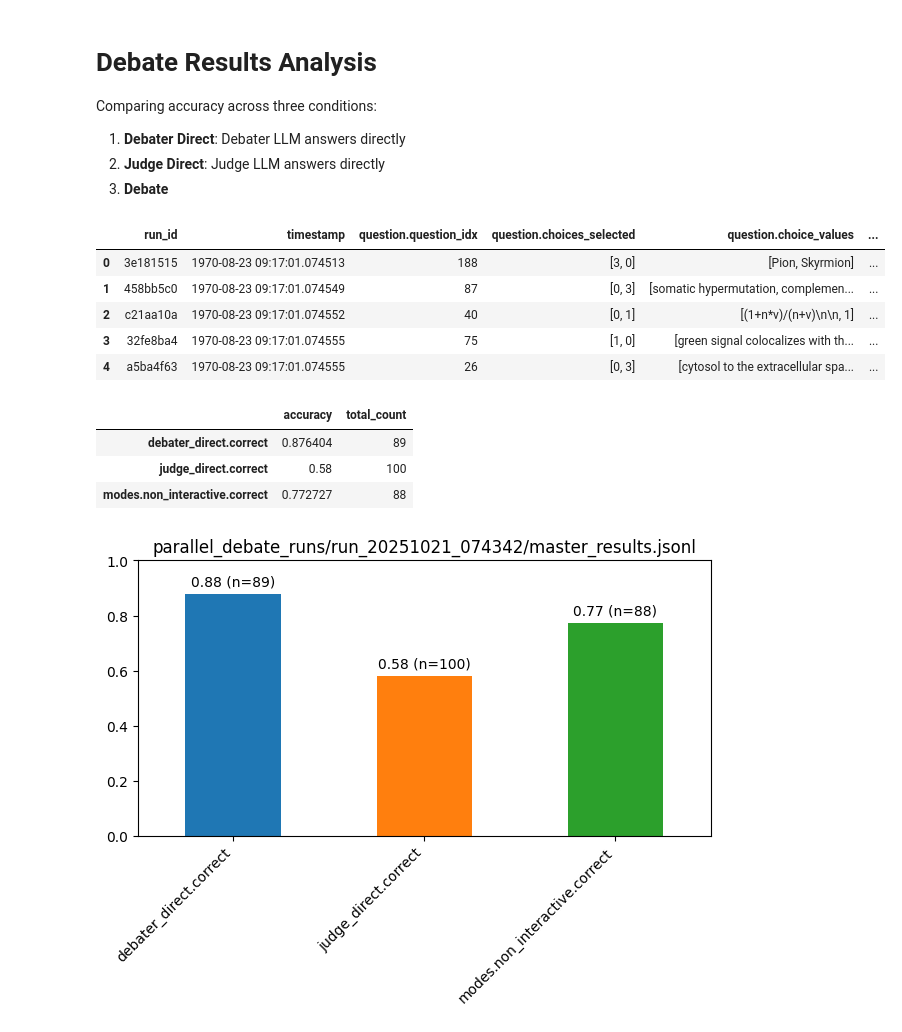
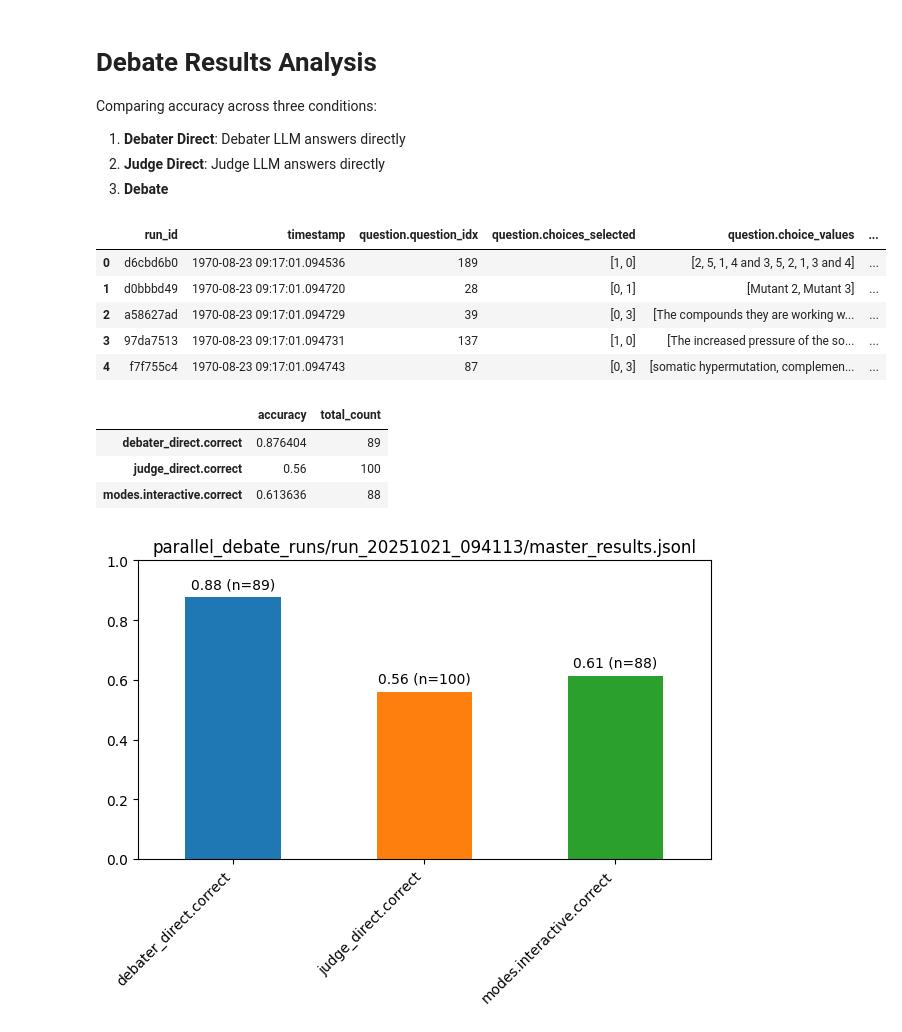
Before and after one commit to joshlevy89/llm_judge_debate, a Jupyter notebook: analyze_debate_results.ipynb, the cells around one changed output. Saved outputs shown, nothing was run; the diff lists cells and outputs as text; code cells hidden in the pictures.

```diff
--- a/analyze_debate_results.ipynb
+++ b/analyze_debate_results.ipynb
@@ -11,19 +11,22 @@ import pandas as pd
 # %%
 # results_file = 'parallel_debate_runs/run_20251020_131736/master_results.jsonl'
 # results_file = 'parallel_debate_runs/run_20251020_135407/master_results.jsonl'
 # results_file = 'parallel_debate_runs/run_20251020_141121/master_results.jsonl'
-results_file = 'parallel_debate_runs/run_20251021_074342/master_results.jsonl'
+# results_file = 'parallel_debate_runs/run_20251021_074342/master_results.jsonl'
 # results_file = 'parallel_debate_runs/run_20251021_080557/master_results.jsonl'
+# results_file = 'parallel_debate_runs/run_20251021_091635/master_results.jsonl'
+# results_file = 'parallel_debate_runs/run_20251021_093704/master_results.jsonl'
+results_file = 'parallel_debate_runs/run_20251021_094113/master_results.jsonl'
 
 results_df = pd.json_normalize(pd.read_json(results_file, lines=True).to_dict('records'))
 results_df.head()
 # %% [output]
 |  | run_id | timestamp | question.question_idx | question.choices_selected | question.choice_values | ... |
-| 0 | 3e181515 | 1970-08-23 09:17:01.074513 | 188 | [3, 0] | [Pion, Skyrmion] | ... |
-| 1 | 458bb5c0 | 1970-08-23 09:17:01.074549 | 87 | [0, 3] | [somatic hypermutation, complemen... | ... |
-| 2 | c21aa10a | 1970-08-23 09:17:01.074552 | 40 | [0, 1] | [(1+n*v)/(n+v)\n\n, 1] | ... |
-| 3 | 32fe8ba4 | 1970-08-23 09:17:01.074555 | 75 | [1, 0] | [green signal colocalizes with th... | ... |
-| 4 | a5ba4f63 | 1970-08-23 09:17:01.074555 | 26 | [0, 3] | [cytosol to the extracellular spa... | ... |
+| 0 | d6cbd6b0 | 1970-08-23 09:17:01.094536 | 189 | [1, 0] | [2, 5, 1, 4 and 3, 5, 2, 1, 3 and 4] | ... |
+| 1 | d0bbbd49 | 1970-08-23 09:17:01.094720 | 28 | [0, 1] | [Mutant 2, Mutant 3] | ... |
+| 2 | a58627ad | 1970-08-23 09:17:01.094729 | 39 | [0, 3] | [The compounds they are working w... | ... |
+| 3 | 97da7513 | 1970-08-23 09:17:01.094731 | 137 | [1, 0] | [The increased pressure of the so... | ... |
+| 4 | f7f755c4 | 1970-08-23 09:17:01.094743 | 87 | [0, 3] | [somatic hypermutation, complemen... | ... |
 # %%
 correct_cols = results_df.filter(like='correct').drop(columns='question.is_correct')
 accuracies = pd.DataFrame({
@@ -34,8 +37,8 @@ accuracies
 # %% [output]
 |  | accuracy | total_count |
 | debater_direct.correct | 0.876404 | 89 |
-| judge_direct.correct | 0.58 | 100 |
-| modes.non_interactive.correct | 0.772727 | 88 |
+| judge_direct.correct | 0.56 | 100 |
+| modes.interactive.correct | 0.613636 | 88 |
 # %%
 from matplotlib import pyplot as plt
 ax = accuracies['accuracy'].plot.bar(color=plt.cm.tab10.colors, ylim=(0, 1))
@@ -48,5 +51,5 @@ plt.tight_layout()
 plt.title(results_file)
 plt.show()
 # %% [output]
-[figure, old version]
+[figure, new version]
 # %%
```
Also changed, not shown: parts of 6 cells of this notebook, 3 other files.
